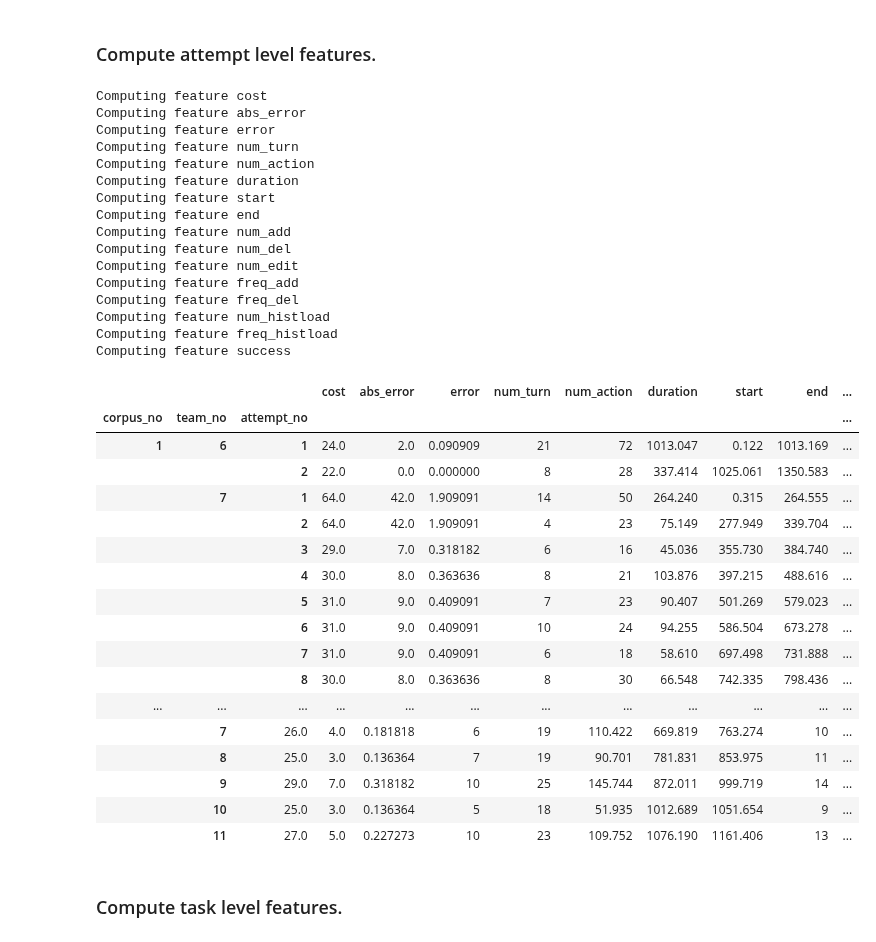
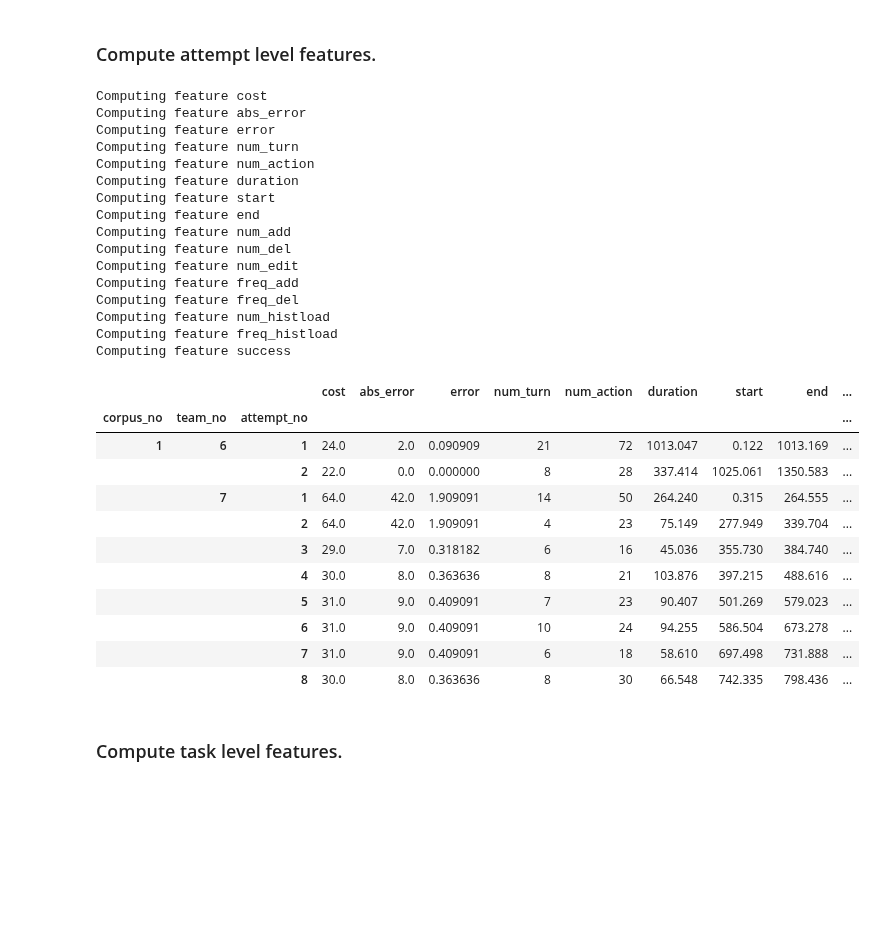
Before and after one commit to chili-epfl/justhink-alignment-analysis, a Jupyter notebook: tools/1_extract_performance_and_other_features_from_logs.ipynb, the cells around one changed output. Drawn from its saved outputs; the diff is of its cells as text; code cells hidden in the pictures; blank space fills up the shorter version.

```diff
--- a/tools/1_extract_performance_and_other_features_from_logs.ipynb
+++ b/tools/1_extract_performance_and_other_features_from_logs.ipynb
@@ -443,42 +443,36 @@ attempt_features = [
 tables['attempt'] = compute_features(levels['attempt'], attempt_features)
 
 # Display the task features table.
-tables['attempt'] #.describe()
+tables['attempt'].head(10)
 # %% [output]
 Computing feature cost
 Computing feature abs_error
 Computing feature error
 Computing feature num_turn
 Computing feature num_action
 Computing feature duration
 Computing feature start
 Computing feature end
 Computing feature num_add
 Computing feature num_del
 Computing feature num_edit
 Computing feature freq_add
 Computing feature freq_del
 Computing feature num_histload
 Computing feature freq_histload
 Computing feature success
 |  |  |  | cost | abs_error | error | num_turn | num_action | duration | start | end | ... |
 | corpus_no | team_no | attempt_no |  |  |  |  |  |  |  |  | ... |
 | 1 | 6 | 1 | 24.0 | 2.0 | 0.090909 | 21 | 72 | 1013.047 | 0.122 | 1013.169 | ... |
 |  |  | 2 | 22.0 | 0.0 | 0.000000 | 8 | 28 | 337.414 | 1025.061 | 1350.583 | ... |
 |  | 7 | 1 | 64.0 | 42.0 | 1.909091 | 14 | 50 | 264.240 | 0.315 | 264.555 | ... |
 |  |  | 2 | 64.0 | 42.0 | 1.909091 | 4 | 23 | 75.149 | 277.949 | 339.704 | ... |
 |  |  | 3 | 29.0 | 7.0 | 0.318182 | 6 | 16 | 45.036 | 355.730 | 384.740 | ... |
 |  |  | 4 | 30.0 | 8.0 | 0.363636 | 8 | 21 | 103.876 | 397.215 | 488.616 | ... |
 |  |  | 5 | 31.0 | 9.0 | 0.409091 | 7 | 23 | 90.407 | 501.269 | 579.023 | ... |
 |  |  | 6 | 31.0 | 9.0 | 0.409091 | 10 | 24 | 94.255 | 586.504 | 673.278 | ... |
 |  |  | 7 | 31.0 | 9.0 | 0.409091 | 6 | 18 | 58.610 | 697.498 | 731.888 | ... |
 |  |  | 8 | 30.0 | 8.0 | 0.363636 | 8 | 30 | 66.548 | 742.335 | 798.436 | ... |
-| ... | ... | ... | ... | ... | ... | ... | ... | ... | ... | ... | ... |
-|  | 7 | 26.0 | 4.0 | 0.181818 | 6 | 19 | 110.422 | 669.819 | 763.274 | 10 | ... |
-|  | 8 | 25.0 | 3.0 | 0.136364 | 7 | 19 | 90.701 | 781.831 | 853.975 | 11 | ... |
-|  | 9 | 29.0 | 7.0 | 0.318182 | 10 | 25 | 145.744 | 872.011 | 999.719 | 14 | ... |
-|  | 10 | 25.0 | 3.0 | 0.136364 | 5 | 18 | 51.935 | 1012.689 | 1051.654 | 9 | ... |
-|  | 11 | 27.0 | 5.0 | 0.227273 | 10 | 23 | 109.752 | 1076.190 | 1161.406 | 13 | ... |
 # %% [markdown]
 ### Compute task level features.
 # %%
```
Also changed, not shown: parts of 3 cells of this notebook, 9 other files.
